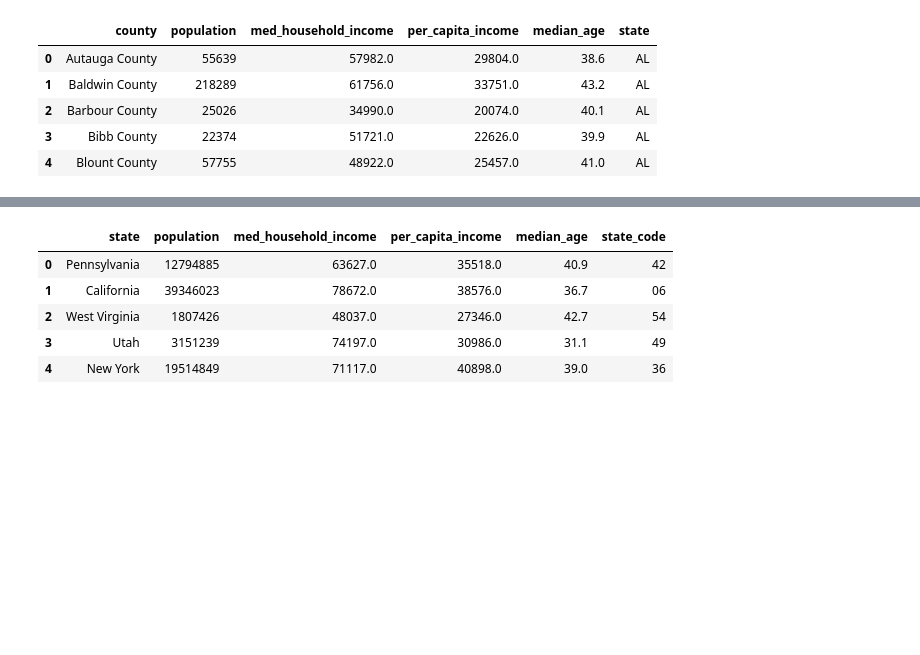
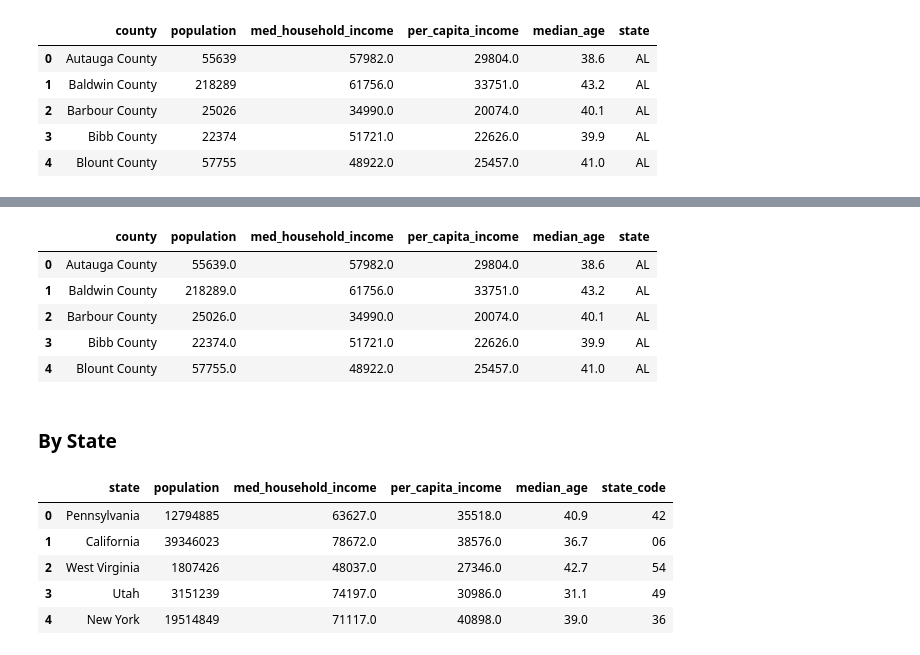
Before and after one commit to gdagger/Team3_Project2, a Jupyter notebook: ETL.ipynb, the cells around one changed output, grey strips where cells are left out. Saved outputs shown, nothing was run; the diff lists cells and outputs as text; code cells hidden in the pictures; blank space fills up the shorter version.

```diff
--- a/ETL.ipynb
+++ b/ETL.ipynb
@@ -240,3 +236,24 @@ county_census_cleaned_df.head()
+# %%
+# Drop duplicate rows
+county_census_final_df.drop_duplicates(keep='first', inplace=True)
+
+# Drop rows with missing county or state columns
+county_census_final_df = county_census_final_df.dropna(subset=['county', 'state'])
+# %%
+# Export to csv
+county_census_final_df.to_csv('./CleanedCSVs/county_census_data_cleaned.csv', index=False)
+
+# Display first five rows
+county_census_final_df.head()
+# %% [output]
+|  | county | population | med_household_income | per_capita_income | median_age | state |
+| 0 | Autauga County | 55639.0 | 57982.0 | 29804.0 | 38.6 | AL |
+| 1 | Baldwin County | 218289.0 | 61756.0 | 33751.0 | 43.2 | AL |
+| 2 | Barbour County | 25026.0 | 34990.0 | 20074.0 | 40.1 | AL |
+| 3 | Bibb County | 22374.0 | 51721.0 | 22626.0 | 39.9 | AL |
+| 4 | Blount County | 57755.0 | 48922.0 | 25457.0 | 41.0 | AL |
+# %% [markdown]
+### By State
 # %%
 # Create Census object with Census API key from the selected year
 c = Census(api_key, year=2020)
```
Also changed, not shown: parts of 15 cells of this notebook, 1 other file.
